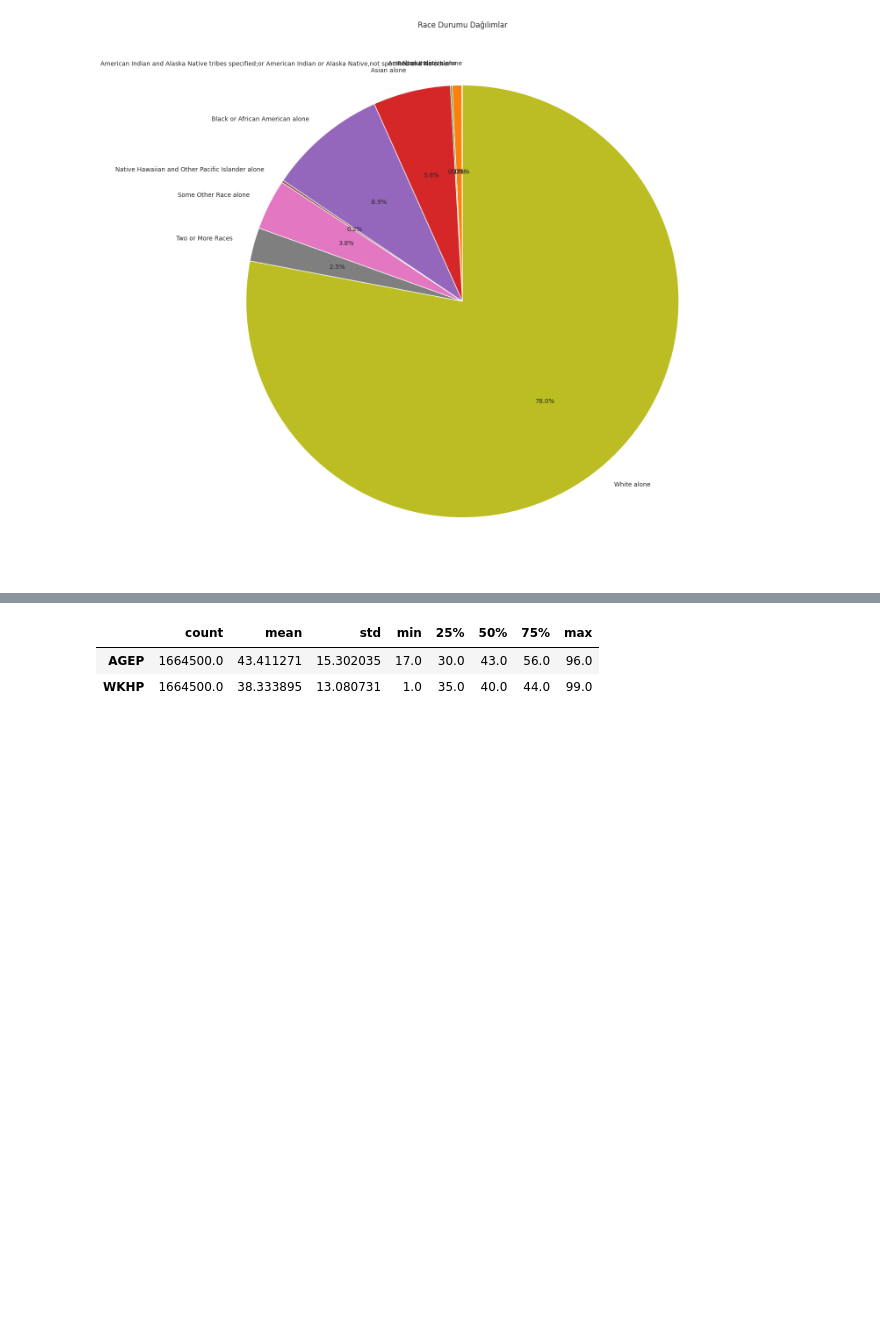
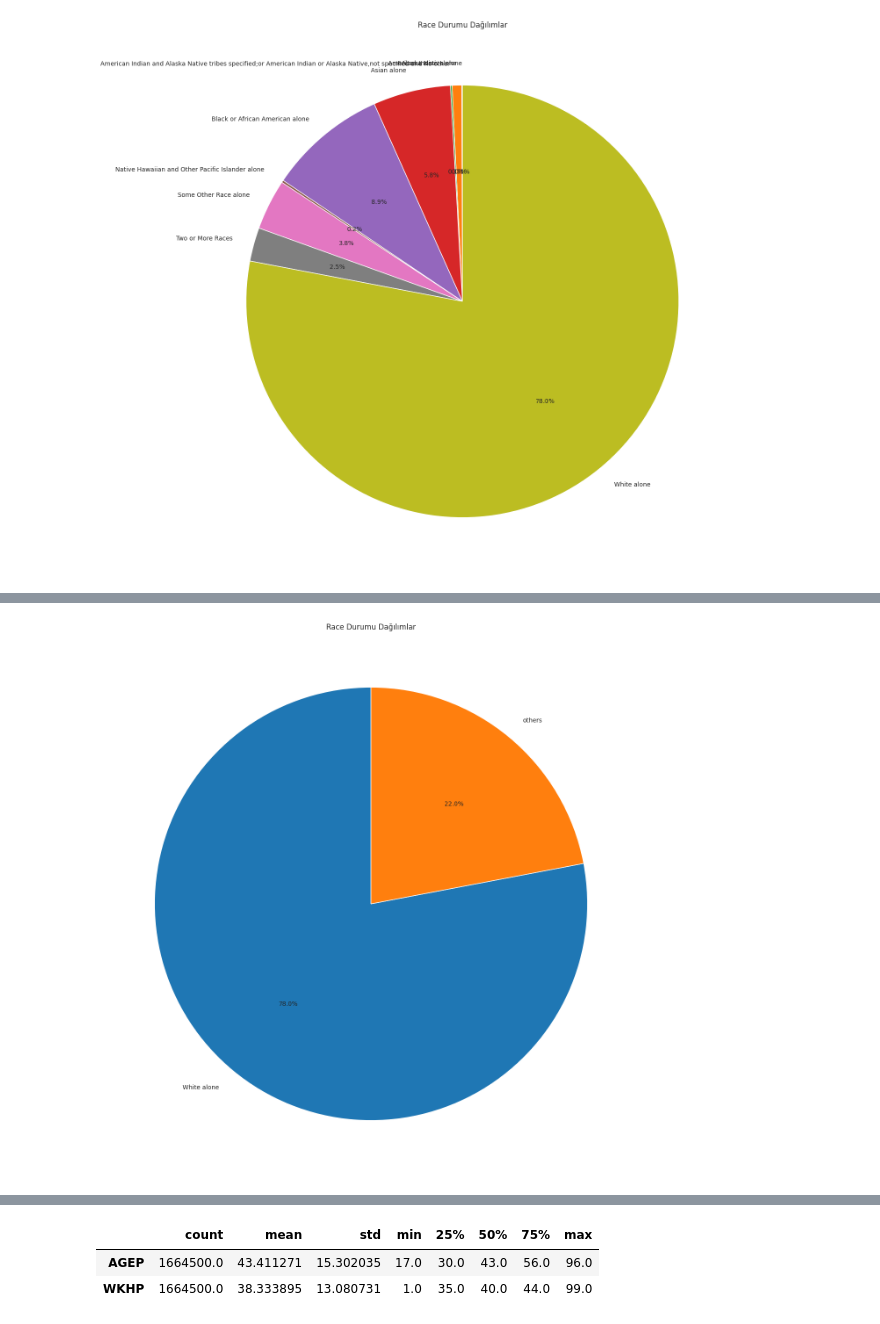
Before and after one commit to drvshavva/ACIncome_bias_fl, a Jupyter notebook: data_analysis.ipynb, the cells around one changed output, grey strips where cells are left out. Cells and saved outputs as stored; diff of their text form; code cells hidden in the pictures; blank space fills up the shorter version.

Commit message:
race bias için düzenlemeler

```diff
--- a/data_analysis.ipynb
+++ b/data_analysis.ipynb
@@ -196,3 +196,6 @@ values, counts = np.unique(df_all.RAC1P.values, return_counts=True)
 plots.plot_pie_chart(labels=values, values=counts, title="Race Durumu Dağılımlar").show()
 # %% [output]
 [figure]
+# %%
+# Race içinde white ve diğer şeklinde iki grup oluşturalım
+ACSIncome_categories["RAC1P"].update({i: f'others' for i in range(2,10)})
@@ -198,0 +214,8 @@ plots.plot_pie_chart(labels=values, values=counts, title="Race Durumu Dağılım
+# %%
+for key, value in ACSIncome_categories["RAC1P"].items():
+    df_all.RAC1P.replace(key, value, inplace=True)
+# %%
+values, counts = np.unique(df_all.RAC1P.values, return_counts=True)
+plots.plot_pie_chart(labels=values, values=counts, title="Race Durumu Dağılımlar").show()
+# %% [output]
+[figure, added]
```
Also changed, not shown: parts of 3 cells of this notebook, 10 other files.
